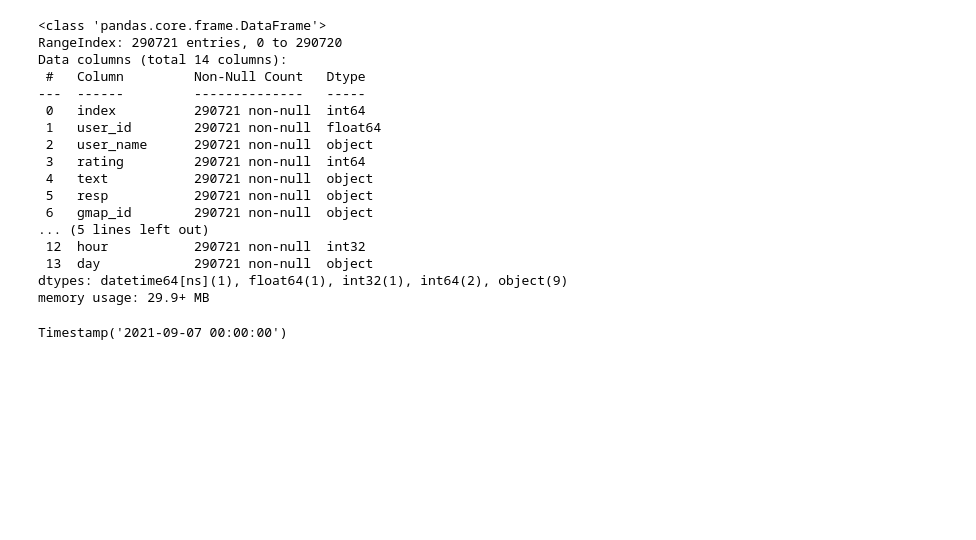
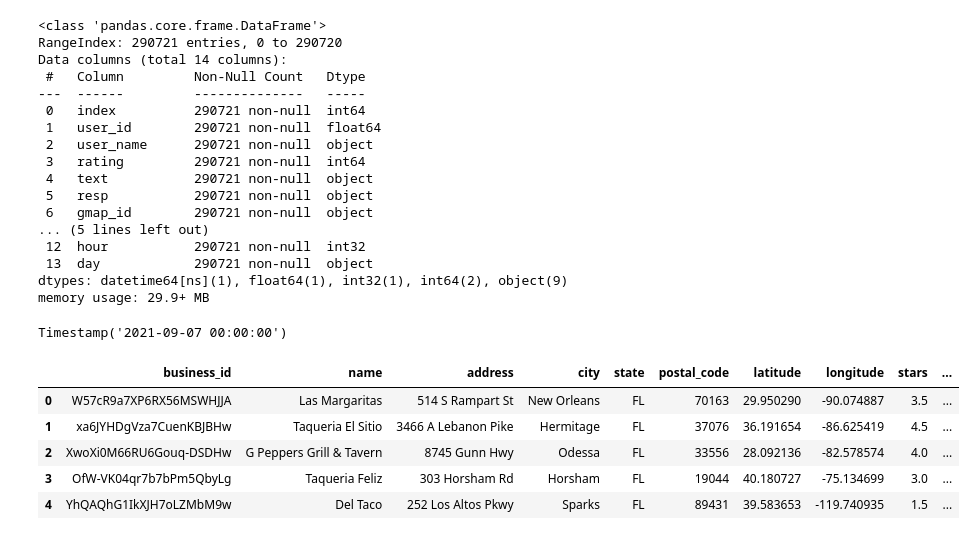
Before and after one commit to Agusherbo/ProyectoG4-Google_Yelp, a Jupyter notebook: Notebooks/ETL/Google.ipynb, the cells around one changed output. Cells and saved outputs as stored; diff of their text form; code cells hidden in the pictures; blank space fills up the shorter version.

```diff
--- a/Notebooks/Google.ipynb
+++ b/Notebooks/ETL/Google.ipynb
@@ -469,3 +469,15 @@ Timestamp('2021-09-07 00:00:00')
 # %%
 # Exportamos el dataset en un archivo tipo parquet
 florida_reducido.to_parquet('../Data/Parquet/Reviews_florida.parquet', index=False)
+# %%
+import pandas as pd
+
+sitios = pd.read_parquet('../Data/Parquet/business.parquet')
+sitios.head(5)
+# %% [output]
+|  | business_id | name | address | city | state | postal_code | latitude | longitude | stars | ... |
+| 0 | W57cR9a7XP6RX56MSWHJJA | Las Margaritas | 514 S Rampart St | New Orleans | FL | 70163 | 29.950290 | -90.074887 | 3.5 | ... |
+| 1 | xa6JYHDgVza7CuenKBJBHw | Taqueria El Sitio | 3466 A Lebanon Pike | Hermitage | FL | 37076 | 36.191654 | -86.625419 | 4.5 | ... |
+| 2 | XwoXi0M66RU6Gouq-DSDHw | G Peppers Grill & Tavern | 8745 Gunn Hwy | Odessa | FL | 33556 | 28.092136 | -82.578574 | 4.0 | ... |
+| 3 | OfW-VK04qr7b7bPm5QbyLg | Taqueria Feliz | 303 Horsham Rd | Horsham | FL | 19044 | 40.180727 | -75.134699 | 3.0 | ... |
+| 4 | YhQAQhG1IkXJH7oLZMbM9w | Del Taco | 252 Los Altos Pkwy | Sparks | FL | 89431 | 39.583653 | -119.740935 | 1.5 | ... |
```
Also changed, not shown: parts of 1 cell of this notebook, 2 other files.
